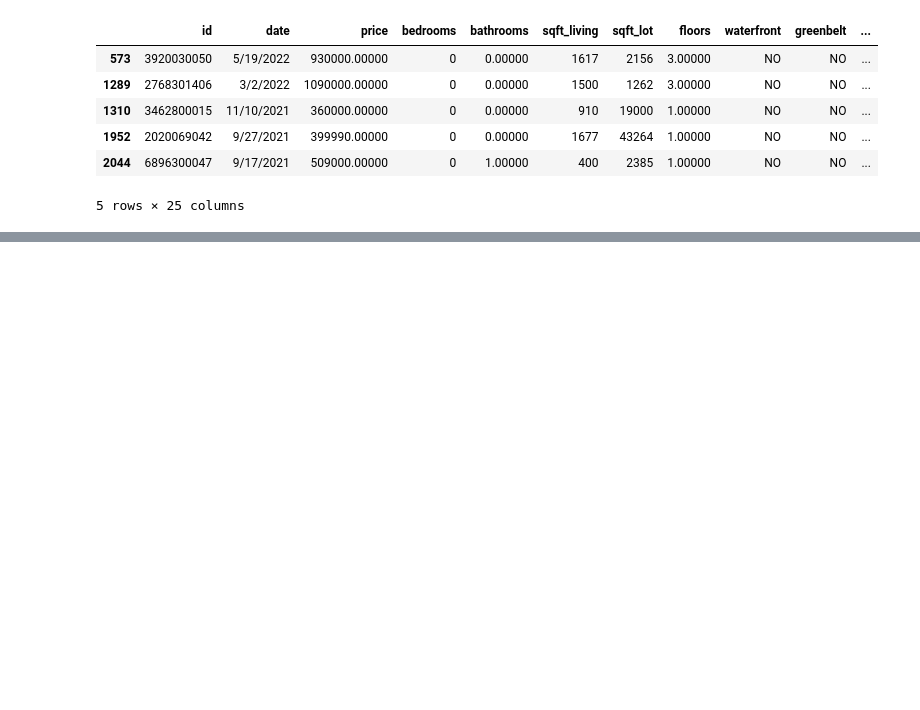
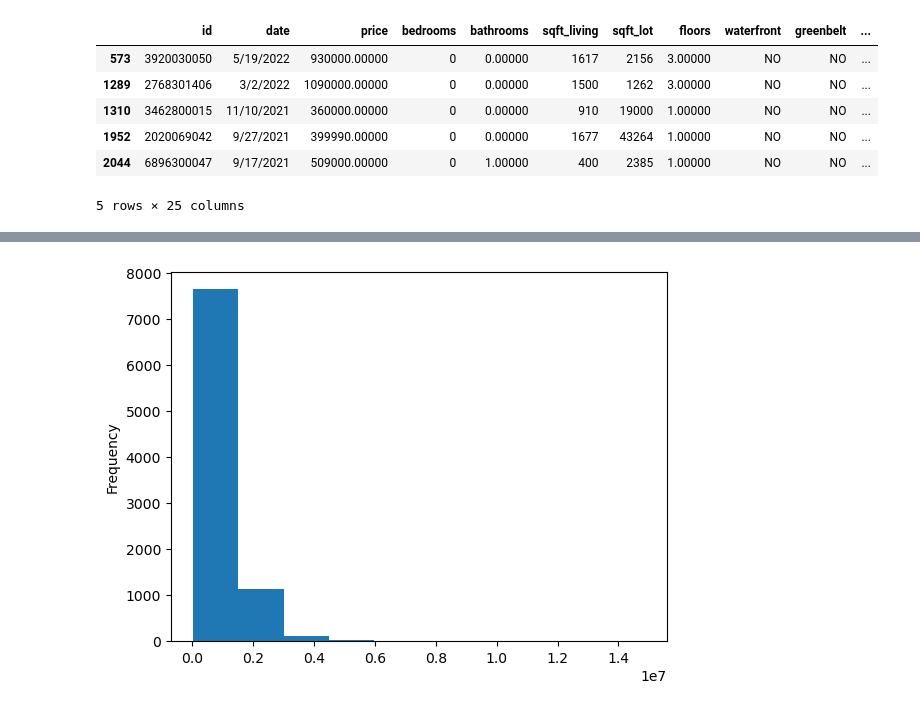
Before and after one commit to leo-schell/phase2project, a Jupyter notebook: notebooks/Leo.ipynb, the cells around one changed output, grey strips where cells are left out. Cells and saved outputs as stored; diff of their text form; code cells hidden in the pictures; blank space fills up the shorter version.

```diff
--- a/notebooks/Leo.ipynb
+++ b/notebooks/Leo.ipynb
@@ -107,0 +176,5 @@ df['sqft.patio'].plt()
+# %%
+#visualization - the prices
+seattle_beds['price'].plot(kind='hist');
+# %% [output]
+[figure, added]
```
Also changed, not shown: parts of 59 cells of this notebook.
